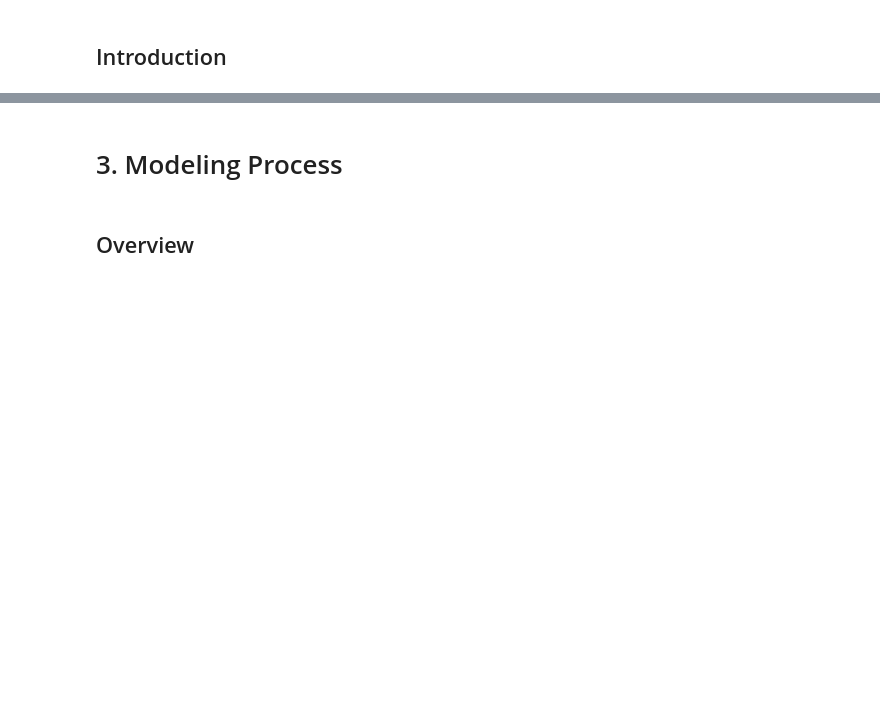
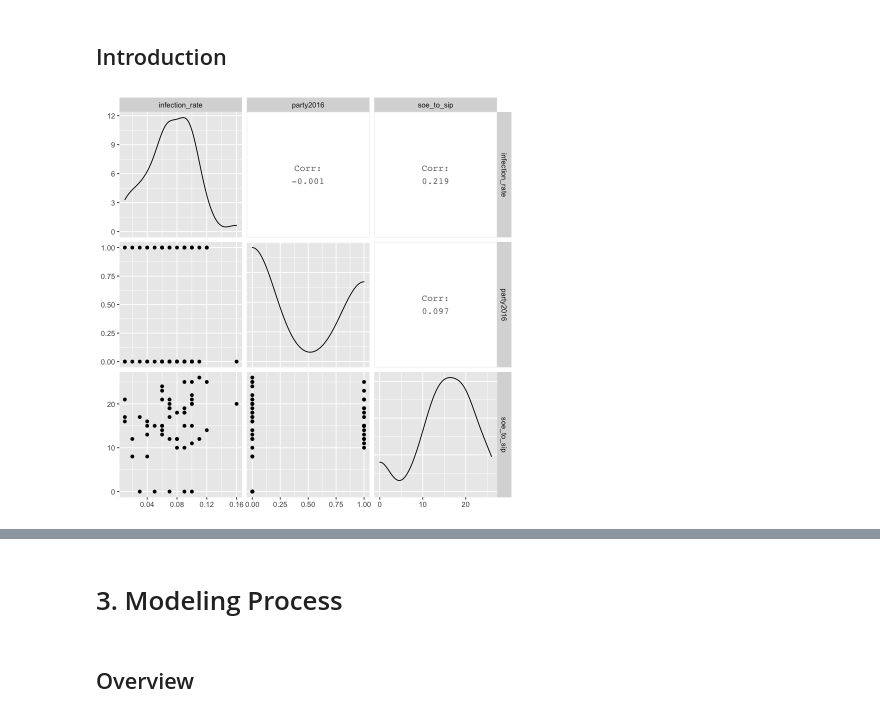
Before and after one commit to mfan86/mids-w203, a Jupyter notebook: lab3/draft_lab3_covid.ipynb, the cells around one changed output, grey strips where cells are left out. Saved outputs shown, nothing was run; the diff lists cells and outputs as text; code cells hidden in the pictures; blank space fills up the shorter version.

```diff
--- a/lab3/draft_lab3_covid.ipynb
+++ b/lab3/draft_lab3_covid.ipynb
@@ -152,3 +135,7 @@ A data.frame: 6 × 39
 # %% [markdown]
 ## Introduction
+# %%
+ggpairs(df_covid[,c('infection_rate','party2016','soe_to_sip')],cardinality_threshold = 55)
+# %% [output]
+[figure, added]
 # %%
```
Also changed, not shown: parts of 5 cells of this notebook.
